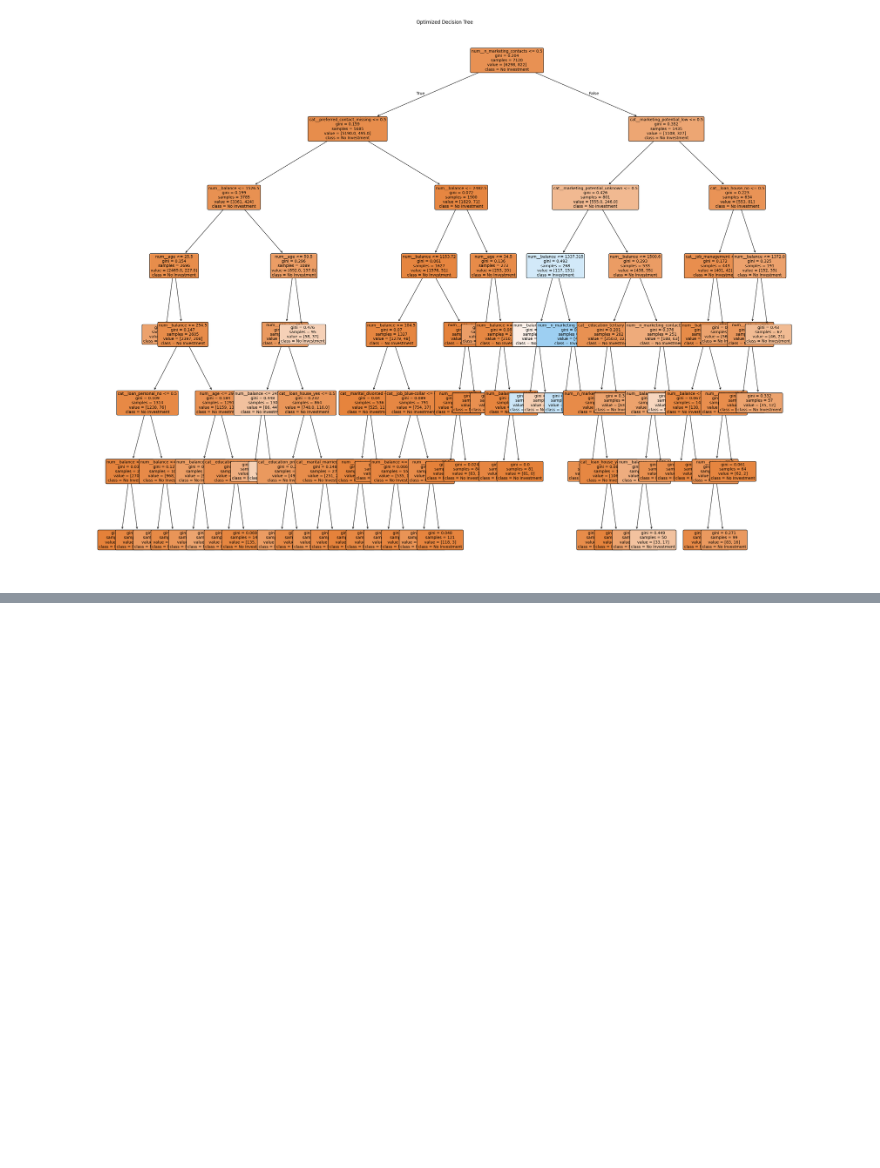
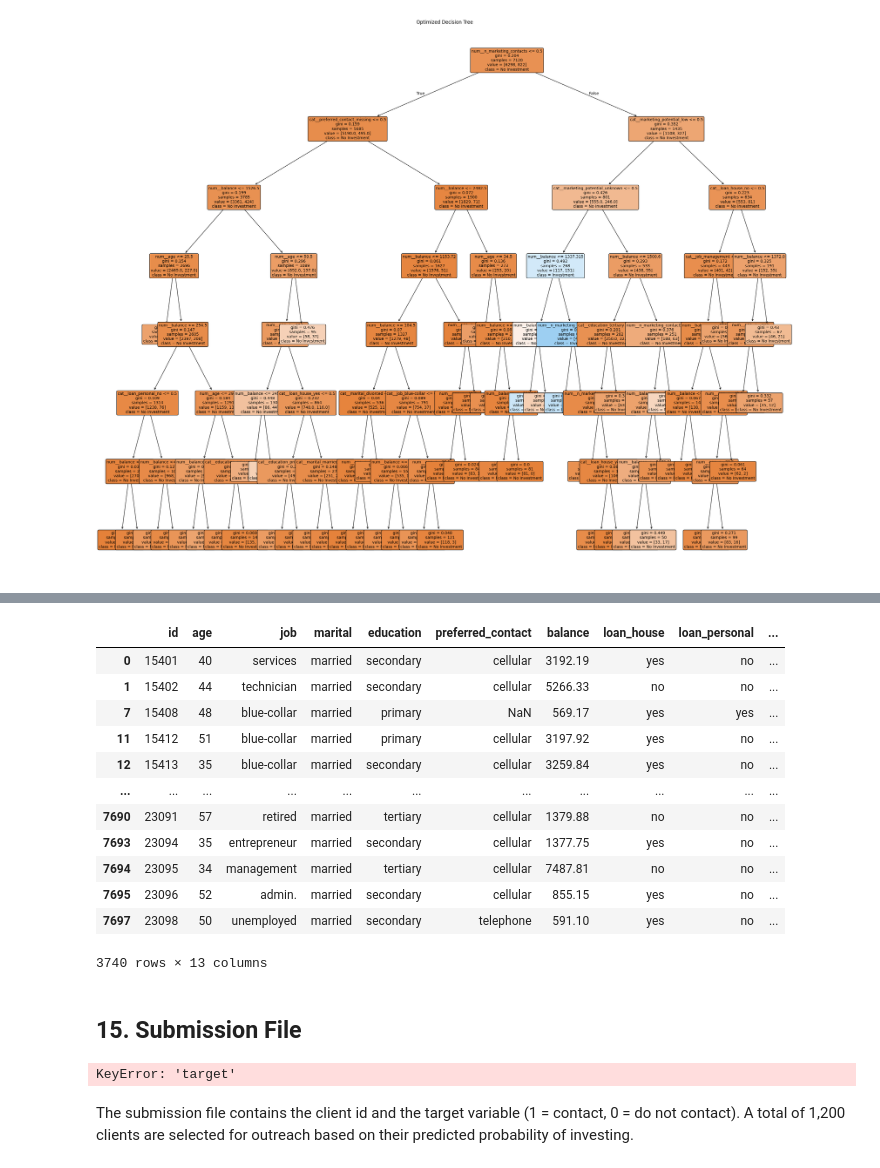
Before and after one commit to sguhring/Project_Catolica, a Jupyter notebook: Delivery_2.ipynb, the cells around one changed output, grey strips where cells are left out. Drawn from its saved outputs; the diff is of its cells as text; code cells hidden in the pictures; blank space fills up the shorter version.

```diff
--- a/Delivery_2.ipynb
+++ b/Delivery_2.ipynb
@@ -94,30 +108,30 @@ df_1_result.head()
 # %%
 df_period0_raw = pd.read_csv("period_0.csv")
 
-# Step 1: Use ALL IDs from the results file
-result_ids = df_1_result['id']
+# Step 1: Use all IDs from the Period 1 results file
+result_ids = df_1_result['id'].drop_duplicates()
 print(f"IDs in results file: {len(result_ids)}")
 
-# Step 2: Get their characteristics from period_1_prediction.csv
+# Step 2: Retrieve those clients' features from period_1_prediction
 df_period1_selected = df_1[df_1['id'].isin(result_ids)].copy()
 print(f"Matched in period_1_prediction.csv: {len(df_period1_selected)}")
 
-# Step 3: Join actual investment amount from results file
+# Step 3: Attach observed investment outcome
 df_period1_selected = df_period1_selected.merge(
     df_1_result[['id', 'investment']], on='id', how='left'
-)
+ )
 
-# Step 4: Add binary invested indicator
+# Step 4: Create binary investment label
 df_period1_selected['invested'] = (df_period1_selected['investment'] > 0).astype(int)
 
 print(f"\nPeriod 1 — actual investors:  {df_period1_selected['invested'].sum()}")
 print(f"Period 1 — did not invest:    {(df_period1_selected['invested'] == 0).sum()}")
 print(f"Period 1 — investment NaN:    {df_period1_selected['investment'].isna().sum()}")
 
-# Step 5: Concatenate with period_0
+# Step 5: Enlarge training data by appending new labeled Period 1 rows
 Enlarged_dataset = pd.concat([df_period0_raw, df_period1_selected], ignore_index=True)
 
-# Step 6: Flag correctly predicted — period==1 AND actually invested
+# Step 6: Diagnostic flag: contacted in Period 1 and actually invested
 Enlarged_dataset['correctly_predicted'] = (
     (Enlarged_dataset['period'] == 1) & (Enlarged_dataset['invested'] > 0)
 ).astype(int)
@@ -1070,0 +1093,41 @@ The tree visualization shows the decision rules the model learned. Each node dis
+# %%
+#columns_to_drop = ["id", "period"]
+#df_2 = df_2.drop(columns=columns_to_drop)
+
+
+df_2["Predicted probabilities"] = cv.predict_proba(df_2)[:, 1]
+# %%
+df_2
+# %% [output]
+|  | id | age | job | marital | education | preferred_contact | balance | loan_house | loan_personal | ... |
+| 0 | 15401 | 40 | services | married | secondary | cellular | 3192.19 | yes | no | ... |
+| 1 | 15402 | 44 | technician | married | secondary | cellular | 5266.33 | no | no | ... |
+| 7 | 15408 | 48 | blue-collar | married | primary | NaN | 569.17 | yes | yes | ... |
+| 11 | 15412 | 51 | blue-collar | married | primary | cellular | 3197.92 | yes | no | ... |
+| 12 | 15413 | 35 | blue-collar | married | secondary | cellular | 3259.84 | yes | no | ... |
+| ... | ... | ... | ... | ... | ... | ... | ... | ... | ... | ... |
+| 7690 | 23091 | 57 | retired | married | tertiary | cellular | 1379.88 | no | no | ... |
+| 7693 | 23094 | 35 | entrepreneur | married | secondary | cellular | 1377.75 | yes | no | ... |
+| 7694 | 23095 | 34 | management | married | tertiary | cellular | 7487.81 | no | no | ... |
+| 7695 | 23096 | 52 | admin. | married | secondary | cellular | 855.15 | yes | no | ... |
+| 7697 | 23098 | 50 | unemployed | married | secondary | telephone | 591.10 | yes | no | ... |
+3740 rows × 13 columns
+# %% [markdown]
+## 15. Submission File
+# %%
+# Create submission file
+submission = df_1[['id']].copy()
+submission['target'] = df_1['target'].values
+
+print("Target distribution:")
+print(submission['target'].value_counts())
+print(f"\nFirst rows:")
+print(submission.head(10))
+
+# Export
+submission.to_csv("submission_period_1.csv", index=False)
+print("\nFile saved: submission_period_1.csv")
+# %% [output]
+KeyError: 'target'
+# %% [markdown]
+The submission file contains the client id and the target variable (1 = contact, 0 = do not contact). A total of 1,200 clients are selected for outreach based on their predicted probability of investing.
```
Also changed, not shown: parts of 45 cells of this notebook.
